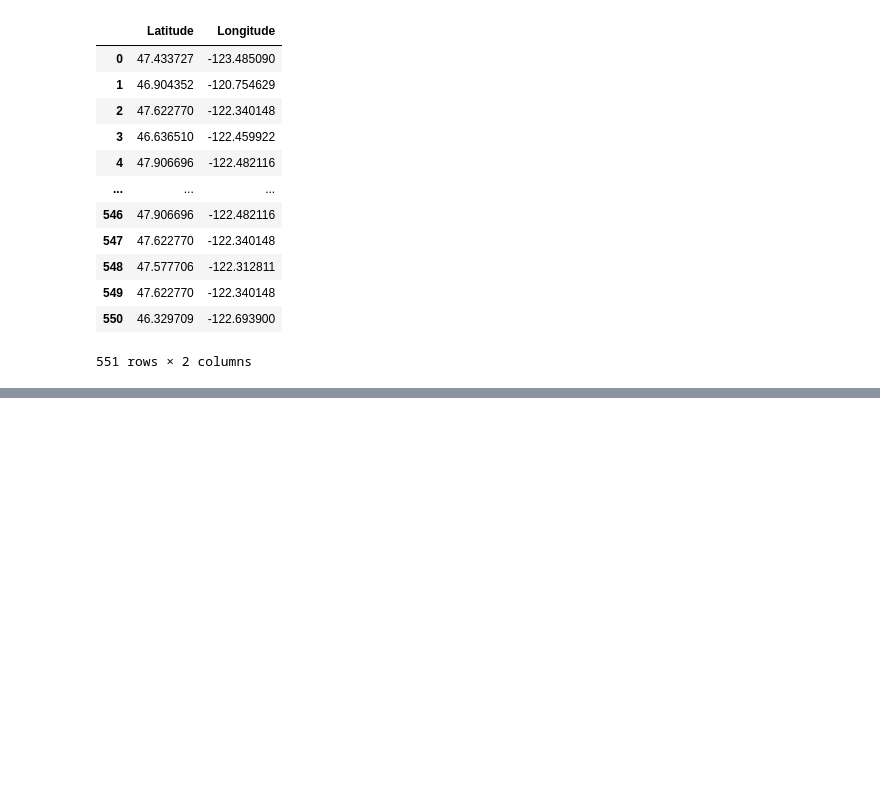
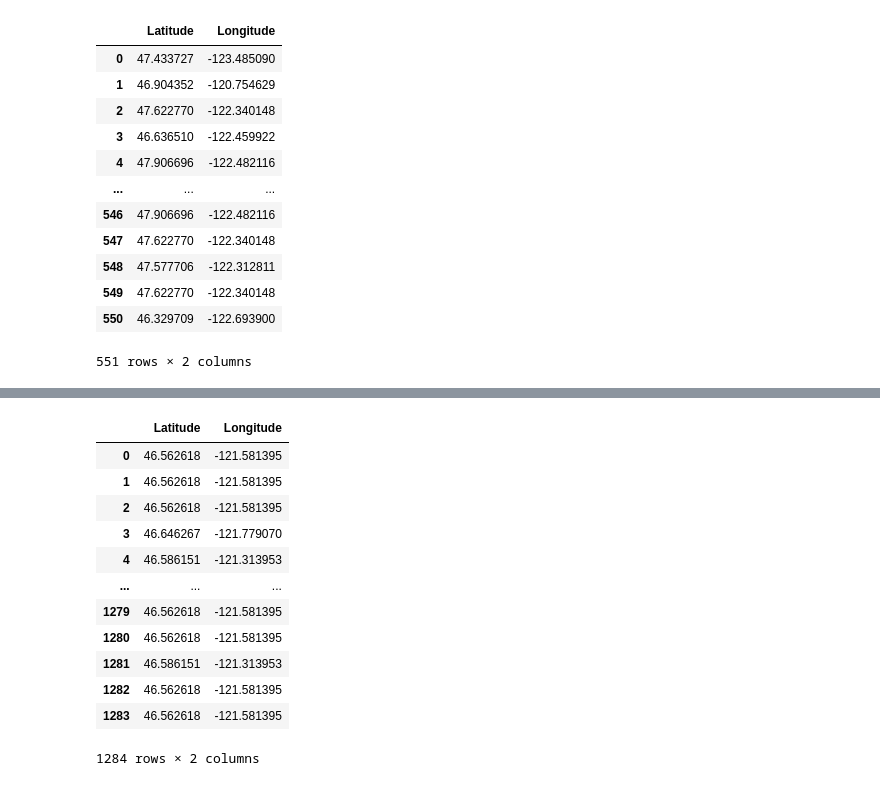
Before and after one commit to DavidN0809/ECGR-4105, a Jupyter notebook: Final Project/EV_Stations.ipynb, the cells around one changed output, grey strips where cells are left out. Drawn from its saved outputs; the diff is of its cells as text; code cells hidden in the pictures; blank space fills up the shorter version.

```diff
--- a/Final Project/EV_Stations.ipynb
+++ b/Final Project/EV_Stations.ipynb
@@ -636,14 +461,0 @@ array([[-121.58139535],
-# %%
-# combine the arrays into a dataframe
-import pandas as pd
-
-# create two arrays to combine
-array1 = [[1, 2, 3], [4, 5, 6]]
-array2 = [7, 8, 9]
-
-# flatten the array1 variable
-array1 = array1.flatten()
-
-df = pd.DataFrame(data={'Latitude': predictions_lat, 'Longitude': predictions_long})
-# print the dataframe
-print(df)
@@ -651,0 +636,17 @@ ValueError: Per-column arrays must each be 1-dimensional
+# %%
+df_tpot_nn = pd.merge(df_tpot, df, on=['Latitude', 'Longitude'], how='left')
+df_tpot_nn
+# %% [output]
+|  | Latitude | Longitude |
+| 0 | 46.562618 | -121.581395 |
+| 1 | 46.562618 | -121.581395 |
+| 2 | 46.562618 | -121.581395 |
+| 3 | 46.646267 | -121.779070 |
+| 4 | 46.586151 | -121.313953 |
+| ... | ... | ... |
+| 1279 | 46.562618 | -121.581395 |
+| 1280 | 46.562618 | -121.581395 |
+| 1281 | 46.586151 | -121.313953 |
+| 1282 | 46.562618 | -121.581395 |
+| 1283 | 46.562618 | -121.581395 |
+1284 rows × 2 columns
```
Also changed, not shown: parts of 23 cells of this notebook, 4 other files.
